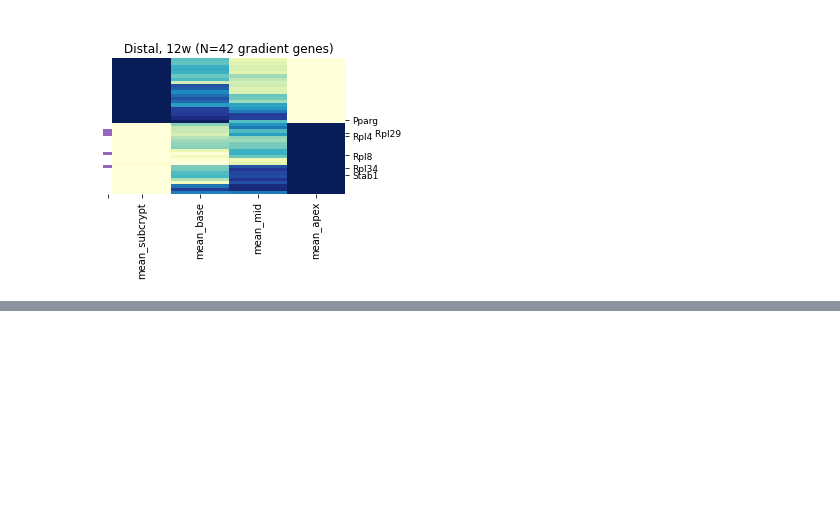
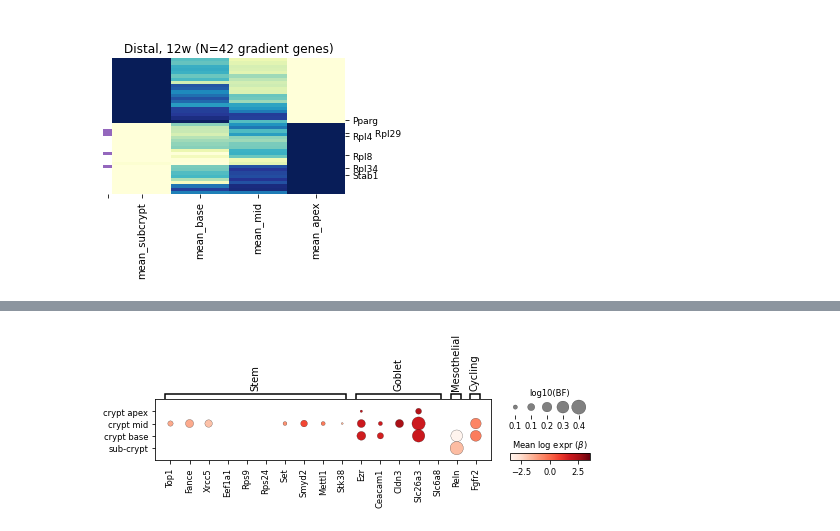
Before and after one commit to adaly/cSplotch, a Jupyter notebook: notebooks/fig4_gradient_genes.ipynb, the cells around one changed output, grey strips where cells are left out. Saved outputs shown, nothing was run; the diff lists cells and outputs as text; code cells hidden in the pictures; blank space fills up the shorter version.

```diff
--- a/notebooks/fig4_gradient_genes.ipynb
+++ b/notebooks/fig4_gradient_genes.ipynb
@@ -226,0 +402,17 @@ for r in ['Proximal', 'Middle', 'Distal']:
+# %%
+genes_per_ctype = {
+    'Stem': ['Top1', 'Fance', 'Xrcc5', 'Eef1a1', 'Rps9', 'Rps24', 'Set', 'Smyd2', 'Mettl1', 'Stk38'],
+    'Goblet': ['Ezr', 'Ceacam1', 'Cldn3', 'Slc26a3', 'Slc6a8'],
+    'Mesothelial': ['Reln'],
+    'Cycling': ['Fgfr2']
+}
+
+ens_per_ctype = {}
+for ct, gene_list in genes_per_ctype.items():
+    ens_per_ctype[ct] = []
+
+    for g in gene_list:
+        df = df_cellassoc[df_cellassoc['gene_symbol']==g]
+        ens_per_ctype[ct].append(df["ENSEMBL"].values[0])
+
+print(ens_per_ctype)
@@ -226,0 +485,81 @@ for r in ['Proximal', 'Middle', 'Distal']:
+# %%
+def plot_scores_dotplot(df, df_size, genes_per_ctype):
+    obs = pd.DataFrame(df.index, index = df.index, columns = ['Cell type']).astype("category")
+    mod_anndata = sc.AnnData(df, obs, dtype=np.float32)
+
+    #df_size = df_size.round(0).astype(int)
+
+    size_title = 'log10(BF)'
+    colorbar_title = r"Mean log expr ($\beta$)"
+
+    ax_dict = sc.pl.dotplot(mod_anndata, show=False,
+                            var_names = genes_per_ctype, groupby='Cell type',
+                            dot_size_df = df_size,
+                            dot_color_df = df,
+                            colorbar_title = colorbar_title,
+                            size_title = size_title,
+                            vmin=-3.5, vmax=3.5,
+                           )
+
+    size_legend_ax = ax_dict['size_legend_ax']
+    size_legend_ax.clear()
+
+    dot_max, dot_min = df_size.values.max(), 0
+    largest_dot, smallest_dot = 200, 0
+    size_exponent = 1.5
+
+    diff = dot_max - dot_min
+    '''print(diff)
+    if 0.3 < diff <= 0.6:
+        step = 0.1
+    elif diff <= 0.3:
+        step = 0.05
+    else:
+        step = 0.2'''
+    step = diff/5
+    # a descending range that is afterwards inverted is used
+    # to guarantee that dot_max is in the legend.
+    size_range = np.arange(dot_max, dot_min, step * -1)[::-1]
+    if dot_min != 0 or dot_max != 1:
+        dot_range = dot_max - dot_min
+        size_values = (size_range - dot_min) / dot_range
+    else:
+        size_values = size_range
+
+    size = size_values**size_exponent
+    size = size * (largest_dot - smallest_dot) + smallest_dot
+
+    # plot size bar
+    size_legend_ax.scatter(
+        np.arange(len(size)) + 0.5,
+        np.repeat(0, len(size)),
+        s=size,
+        color='gray',
+        edgecolor='black',
+        linewidth=0.2,
+        zorder=100,
+    )
+    size_legend_ax.set_xticks(np.arange(len(size)) + 0.5)
+    labels = [
+        "{}".format(np.round(x, decimals=1)) for x in size_range
+    ]
+    size_legend_ax.set_xticklabels(labels, fontsize='small')
+
+    ymax = size_legend_ax.get_ylim()[1]
+    size_legend_ax.set_ylim(-1.05 - largest_dot * 0.003, 4)
+    size_legend_ax.set_title(size_title, y=ymax + 0.45, size='small')
+
+    xmin, xmax = size_legend_ax.get_xlim()
+    size_legend_ax.set_xlim(xmin - 0.15, xmax + 0.5)
+
+    plt.subplots_adjust(bottom=0.27)
+
+    return ax_dict
+
+plot_scores_dotplot(df_exp_p, df_sig_p, genes_per_ctype)
+plot_scores_dotplot(df_exp_m, df_sig_m, genes_per_ctype)
+plot_scores_dotplot(df_exp_d, df_sig_d, genes_per_ctype)
+plot_scores_dotplot(df_exp_max, df_sig_max, genes_per_ctype)
+#plt.savefig('fig4g_dots.svg')
+# %% [output]
+[figure, added]
```
Also changed, not shown: parts of 16 cells of this notebook, 6 other files.
